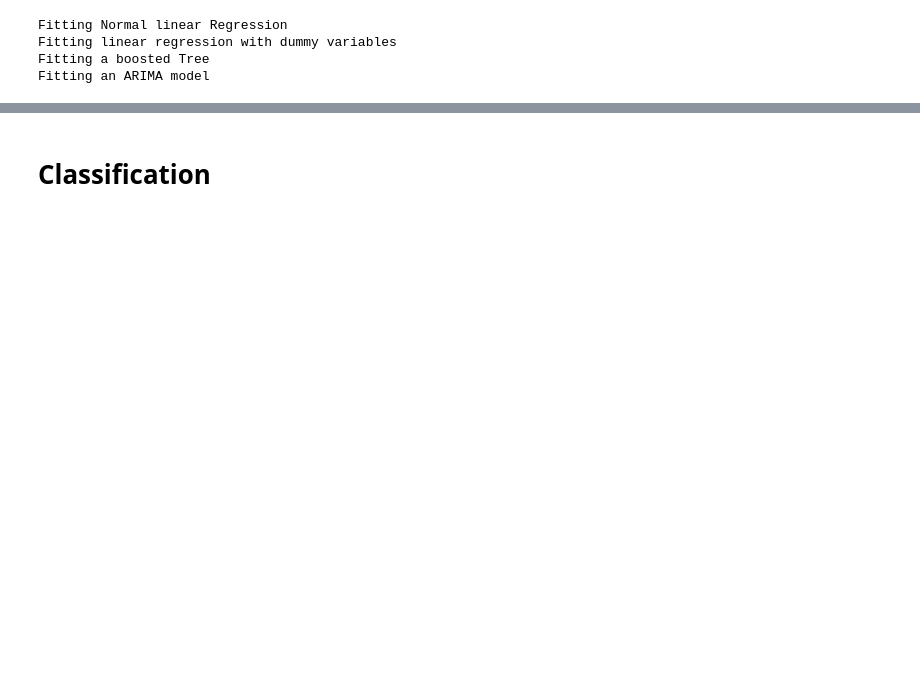
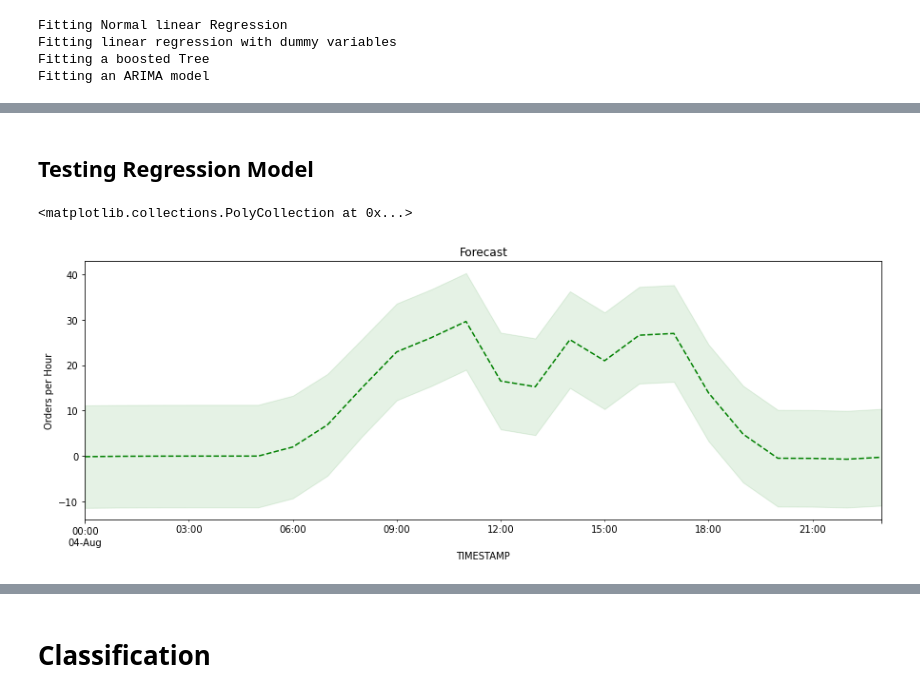
Before and after one commit to dmuiruri/woltorders, a Jupyter notebook: WoltProject.ipynb, the cells around one changed output, grey strips where cells are left out. Drawn from its saved outputs; the diff is of its cells as text; code cells hidden in the pictures; blank space fills up the shorter version.

```diff
--- a/WoltProject.ipynb
+++ b/WoltProject.ipynb
@@ -676,0 +621,13 @@ ax.legend()
+# %%
+print('Fitting an ARIMA model')
+y_arima =  orders_per_hour #reg_data['orders_per_hour']
+tscv = TimeSeriesSplit(n_splits=10)
+for j, (train_ind, test_ind) in enumerate(tscv.split(y_arima)):
+    Ytrain, Ytest = y_arima.iloc[train_ind], y_arima.iloc[test_ind]
+    model_ar = sm.tsa.statespace.SARIMAX(Ytrain, order=(1, 0, 1), seasonal_order=(0, 1, 1, 24),
+                                            enforce_stationarity=False, enforce_invertibility=False, trend=None)
+    arima_model = model_ar.fit()
+    y_pred = arima_model.get_prediction().predicted_mean #train
+    y_forecast = arima_model.forecast(steps=len(Ytest.index)) # test
+    arima_mse[j,0] = np.sqrt(mean_squared_error(Ytrain, y_pred)) # train
+    arima_mse[j,1] = np.sqrt(mean_squared_error(Ytest, y_forecast)) # test
@@ -676,0 +675,22 @@ ax.legend()
+# %% [markdown]
+## Testing Regression Model
+# %%
+X = reg_data.drop(columns=['DayOfWeek', 'orders_per_hour']).values
+Y = reg_data['orders_per_hour'].values
+
+# model = sm.tsa.statespace.SARIMAX(Ytrain, order=(1, 0, 1), seasonal_order=(0, 1, 1, 24),
+#                                   enforce_stationarity=False, enforce_invertibility=False, trend=None)
+# arima_model = model.fit()
+pred_ = arima_model.get_prediction()
+y_pred = pred_.predicted_mean
+predict_ci = pred_.conf_int()
+#y_forecast = arima_model.forecast(steps=len(Ytest.index)) # test
+
+fig, ax = plt.subplots(figsize=(15,5))
+ax.set(title='Forecast', xlabel='Date', ylabel='Orders per Hour')
+y_pred.loc['08/04/2020'].plot(ax=ax, style='g--', label='One-step-ahead forecast')
+ci = predict_ci.loc['08/04/2020']
+ax.fill_between(predict_ci.loc['08/04/2020'].index, ci.iloc[:,0], ci.iloc[:,1], color='g', alpha=0.1)
+# %% [output]
+<matplotlib.collections.PolyCollection at 0x...>
+[figure, added]
```
Also changed, not shown: parts of 58 cells of this notebook, 2 other files.
